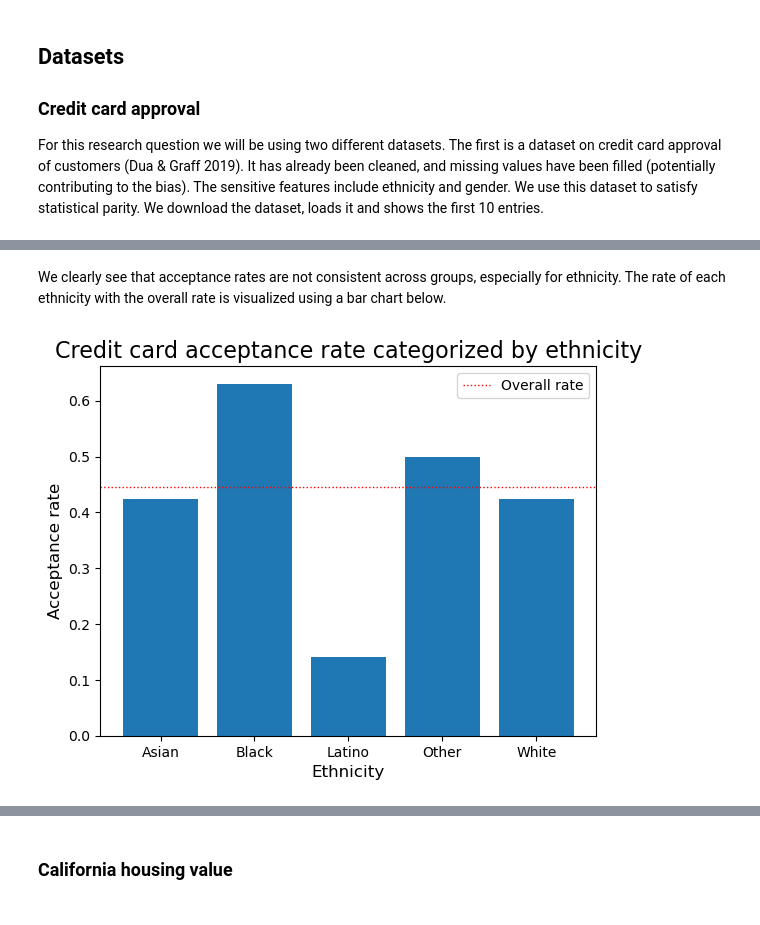
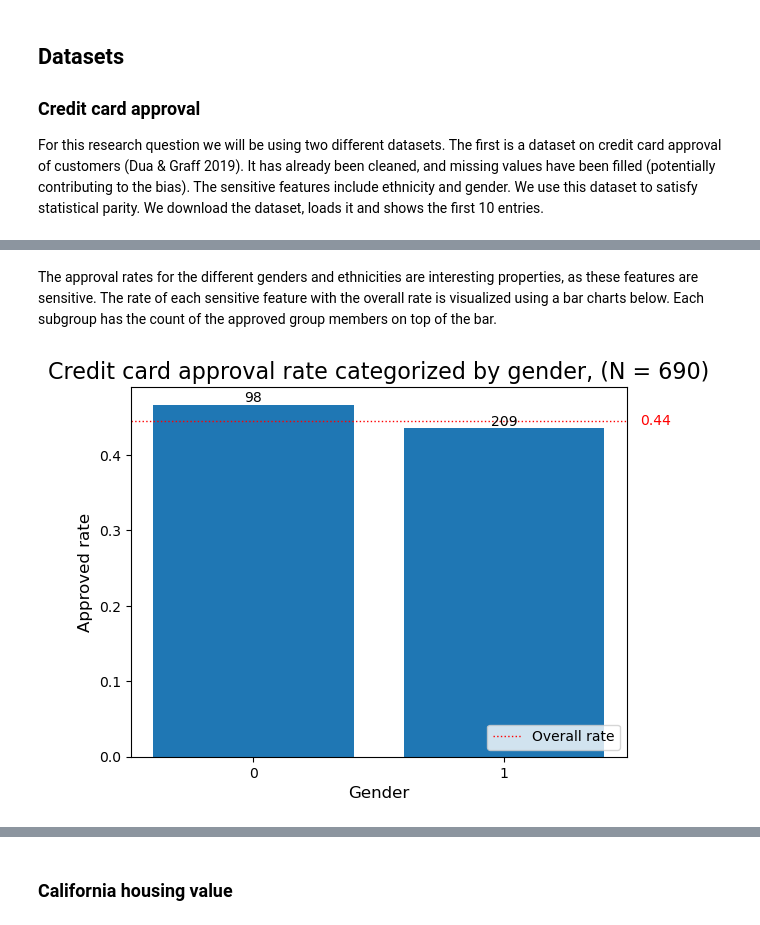
Before and after one commit to lucavella/SFML-project, a Jupyter notebook: luca_project.ipynb, the cells around one changed output, grey strips where cells are left out. Saved outputs shown, nothing was run; the diff lists cells and outputs as text; code cells hidden in the pictures.

```diff
--- a/luca_project.ipynb
+++ b/luca_project.ipynb
@@ -100,10 +97,0 @@ The acceptance rates for the different genders and ethnicities are interesting p
-# %%
-# gets the rate of positive classifications of each sensitive subgroup
-def sensitive_rate_df(df, sensitive_group, target, positive):
-    return df.groupby(sensitive_group) \
-             .agg(
-                 TotalCount=(target, len),
-                 Proportion=(target, lambda g: len(g) / len(df)),
-                 PositiveCount=(target, lambda g: g.value_counts()[positive]),
-                 PositiveRate=(target, lambda g: g.value_counts()[positive] / len(g))
-             )
@@ -128,14 +98,2 @@ ethnicity_rate
-# %% [markdown]
-We clearly see that acceptance rates are not consistent across groups, especially for ethnicity. The rate of each ethnicity with the overall rate is visualized using a bar chart below.
-# %%
-avg_accept = len(credit_df[credit_df['Approved'] == 1]) / len(credit_df)
-
-plt.bar(ethnicity_rate.index, ethnicity_rate['PositiveProportion'])
-plt.title('Credit card acceptance rate categorized by ethnicity', fontsize=16)
-plt.xlabel('Ethnicity', fontsize=12)
-plt.ylabel('Acceptance rate', fontsize=12)
-plt.axhline(y=avg_accept, linewidth=1, linestyle=':', color='r', label='Overall rate')
-plt.legend()
-plt.show()
-# %% [output]
-[figure, removed]
+# %% [markdown]
+The approval rates for the different genders and ethnicities are interesting properties, as these features are sensitive. The rate of each sensitive feature with the overall rate is visualized using a bar charts below. Each subgroup has the count of the approved group members on top of the bar.
@@ -141,0 +141,9 @@ plt.show()
+# %%
+sensitive_rate_plot(
+    credit_df['Gender'],
+    credit_df['Approved'],
+    1,
+    'Credit card approval rate categorized by gender',
+)
+# %% [output]
+[figure, added]
```
Also changed, not shown: parts of 45 cells of this notebook.
